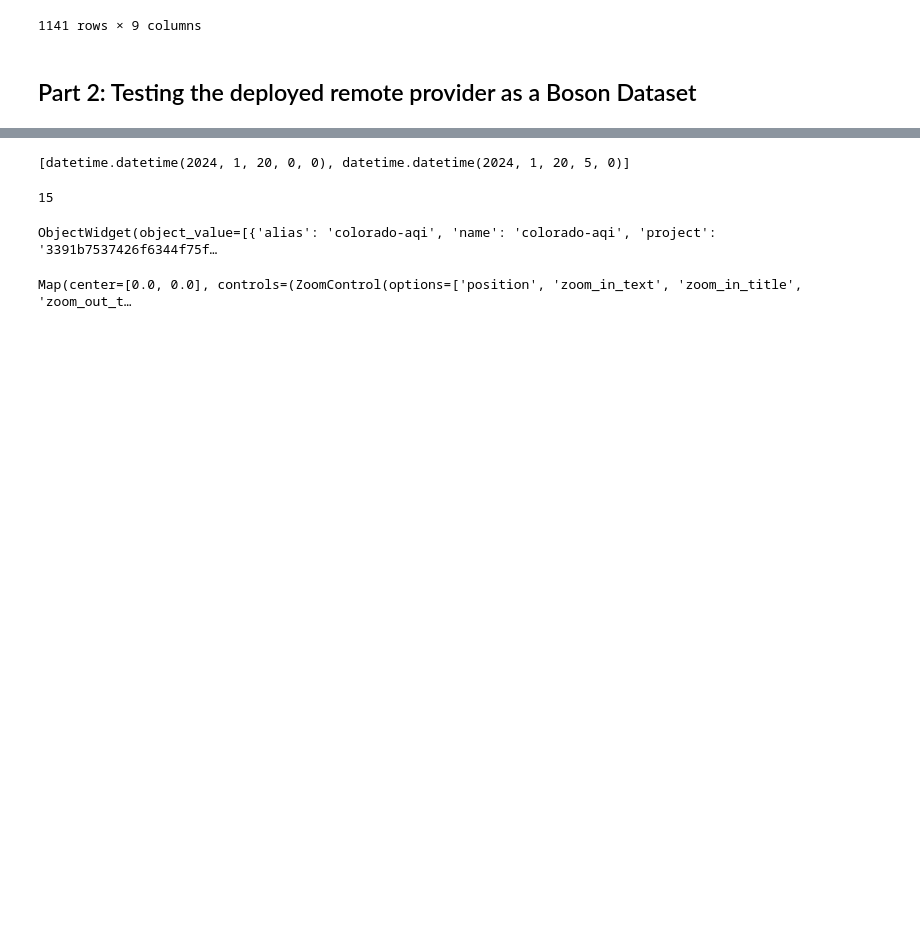
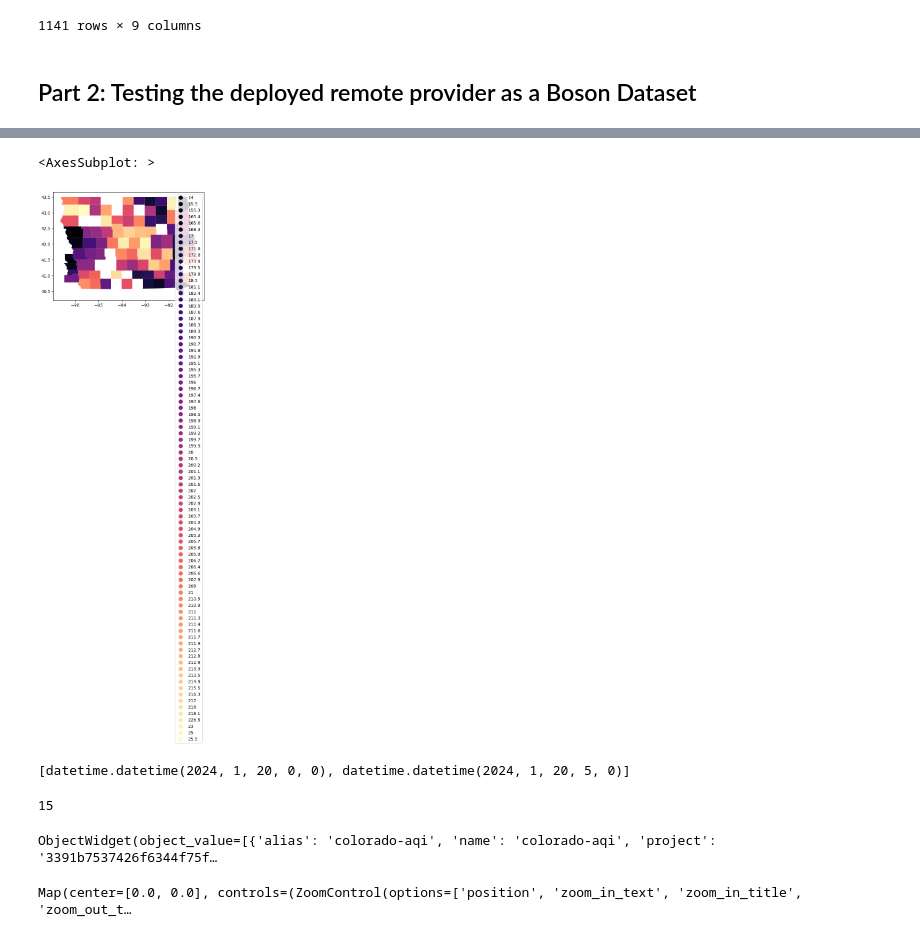
Before and after one commit to seerai/boson-remote-providers, a Jupyter notebook: nass_quickstats_remote_provider/notebooks/remote_provider_testing_notebook.ipynb, the cells around one changed output, grey strips where cells are left out. Cells and saved outputs as stored; diff of their text form; code cells hidden in the pictures; blank space fills up the shorter version.

```diff
--- a/nass_quickstats_remote_provider/notebooks/remote_provider_testing_notebook.ipynb
+++ b/nass_quickstats_remote_provider/notebooks/remote_provider_testing_notebook.ipynb
@@ -252,3 +568,8 @@ dataset:*:*:*:airnow
+# %%
+data.loc[data.statisticcat_desc == 'YIELD'].plot(column='Value', cmap='magma', legend=True)
+# %% [output]
+<AxesSubplot: >
+[figure, added]
 # %%
 dt = [_datetime(2024, 1, 20), _datetime(2024, 1, 20, 5)]
 # %%
```
Also changed, not shown: parts of 37 cells of this notebook, 2 other files.
